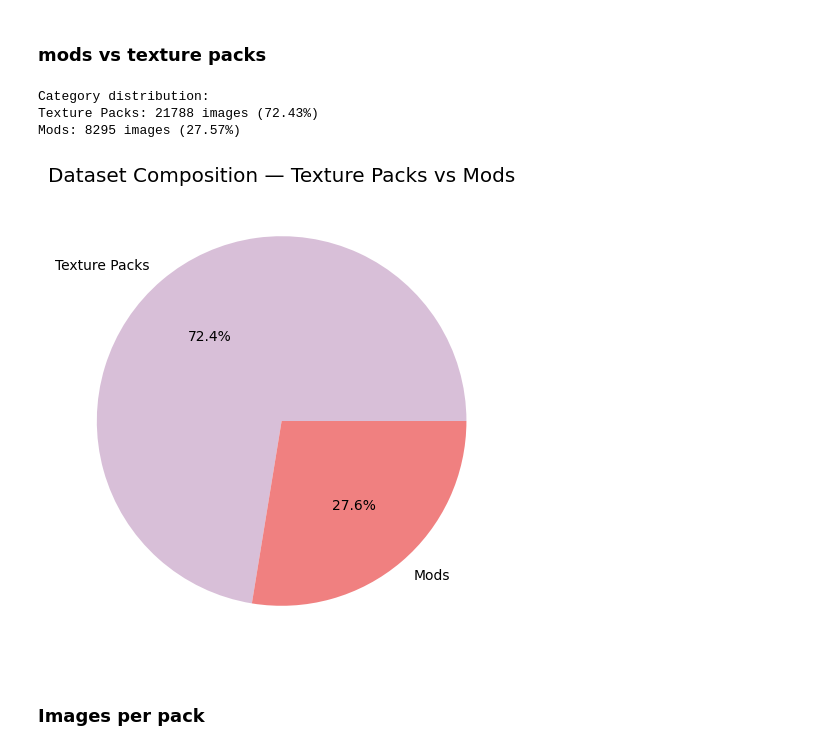
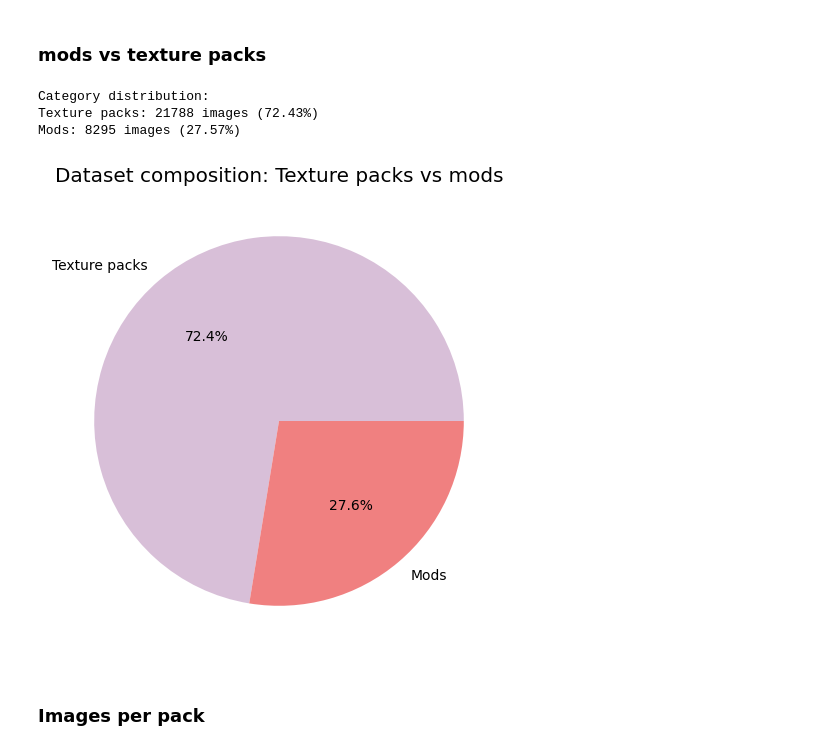
Before and after one commit to Maicchi/INFO9023-MineTexture, a Jupyter notebook: scripts/EDA.ipynb, the cells around one changed output. Saved outputs shown, nothing was run; the diff lists cells and outputs as text; code cells hidden in the pictures.

Commit message:
Fix plot titles

```diff
--- a/scripts/EDA.ipynb
+++ b/scripts/EDA.ipynb
@@ -60,7 +60,7 @@ texture_packs = {
 }
 
 other_df["category"] = other_df["pack"].apply(
-    lambda x: "Texture Packs" if x in texture_packs else "Mods"
+    lambda x: "Texture packs" if x in texture_packs else "Mods"
 )
 
 counts = other_df["category"].value_counts()
@@ -72,22 +72,22 @@ for category, count in counts.items():
     print(f"{category}: {count} images ({percentage:.2f}%)")
 # %% [output]
 Category distribution:
-Texture Packs: 21788 images (72.43%)
+Texture packs: 21788 images (72.43%)
 Mods: 8295 images (27.57%)
 # %%
 plt.figure(figsize=(6, 6))
 
 plt.pie(
     percentages.values,
     labels=percentages.index,
     autopct="%1.1f%%",
     colors=["thistle", "lightcoral"],
 )
 
-plt.title("Dataset Composition — Texture Packs vs Mods")
+plt.title("Dataset composition: Texture packs vs mods")
 plt.show()
 # %% [output]
-[figure, old version]
+[figure, new version]
 # %% [markdown]
 ### Images per pack
 # %%
```
Also changed, not shown: parts of 5 cells of this notebook.
